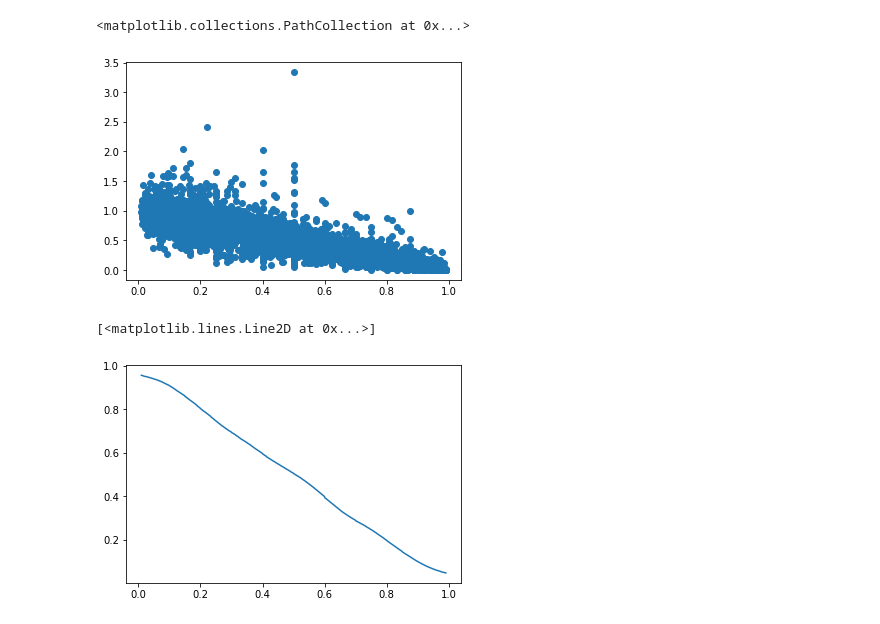
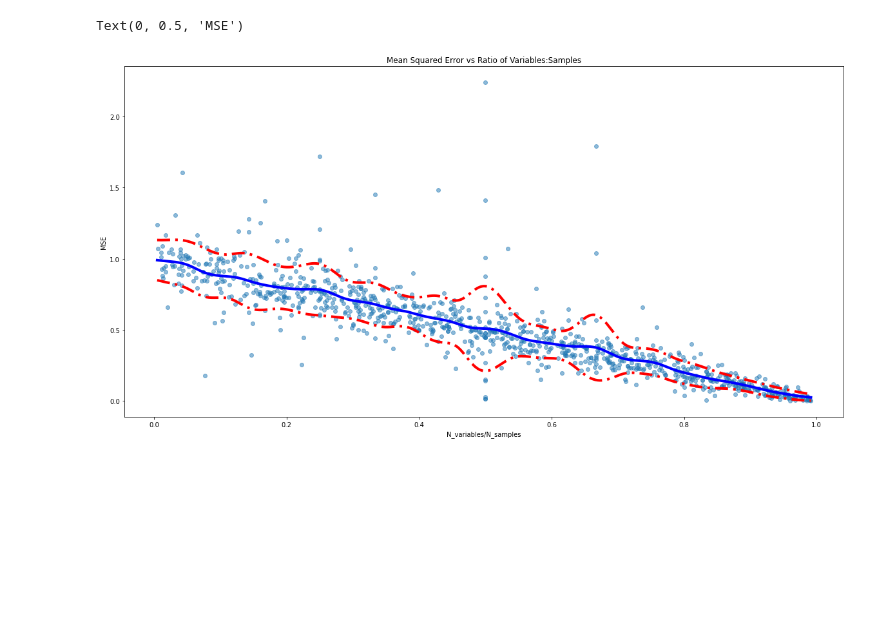
Before and after one commit to jackmuskopf/stats-examples, a Jupyter notebook: overfitting.ipynb, the cells around one changed output. Saved outputs shown, nothing was run; the diff lists cells and outputs as text; code cells hidden in the pictures; blank space fills up the shorter version.

Commit message:
overfitting with a linear regression

```diff
--- a/overfitting.ipynb
+++ b/overfitting.ipynb
@@ -80,0 +71,6 @@ np.linalg.norm(result.resid)**2/N, y.std()**2
+# %%
+# X ~ poisson, y ~ binomial
+def get_samples(N, n):
+    X = np.random.poisson(1, size=(N, n))
+    y = np.random.binomial(30, 0.9654746681256314, size=(N,))
+    return X,y
@@ -81,17 +81,29 @@ np.linalg.norm(result.resid)**2/N, y.std()**2
 # %%
-N_iter = 4000
-max_samp = 100
-min_samp = 4
+# run many linear models of overdetermined linear systems
+# use N_samples ~ uniform(min_samp, max_samp)
+# use N_variables ~ uniform(1, N_samples)
+# generate unrelated X, y where X is (N_samples x N_variables)
+# compute (N_variables/N_samples, MSE)
 
+# how many experiments to run
+N_iter = 1000
+
+# sample size
+max_samp = 300
+min_samp = 2
+
+# results ~ [ (N_variables/N_samples, MSE), ... ]
 results = list()
 
 for i in range(N_iter):
 
+    if (i%10 == 0):
+        print(f'\r{round(100*i/N_iter, 2)}%', end='')
+
     N = np.random.randint(min_samp, max_samp)
     n = np.random.randint(1, N)
 
-    X = np.random.normal(size=(N, n))
-    y = np.random.normal(size=(N,))
+    X,y = get_samples(N, n)
 
     model = sm.OLS(y, X)
     result = model.fit()
@@ -106,3 +118,6 @@ for i in range(N_iter):
         "MSE" : mse,
         "R^2" : r_sqd
     })
+
+df = pd.DataFrame(results)
+df.head()
@@ -120,12 +132,17 @@ df.head()
-# %%
-plt.scatter(df['n/N'], df['MSE'])
-# %% [output]
-<matplotlib.collections.PathCollection at 0x...>
-[figure, removed]
 # %%
-xh, yh = gaussian_avg(df['n/N'].values, df['MSE'].values, nx=1000, sigma=0.05)
+# smooth results
+xh, yh, errs = statutils.gaussian_filter(df['n/N'].values, df['MSE'].values, nx=1000, sigma=0.02, nsigma=20)
-# %%
-plt.plot(xh, yh)
-# %% [output]
-[<matplotlib.lines.Line2D at 0x...>]
-[figure, removed]
+# %%
+dashed_style = (0, (5, 2, 1, 2))
+lwidth = 4
+
+plt.plot(xh, yh, color='b', linewidth=lwidth)
+plt.plot(xh, yh+errs, color='r', linewidth=lwidth, linestyle=dashed_style)
+plt.plot(xh, yh-errs, color='r', linewidth=lwidth, linestyle=dashed_style)
+plt.scatter(df['n/N'], df['MSE'], alpha=0.5)
+plt.title('Mean Squared Error vs Ratio of Variables:Samples')
+plt.xlabel('N_variables/N_samples')
+plt.ylabel('MSE')
+# %% [output]
+Text(0, 0.5, 'MSE')
+[figure, added]
```
Also changed, not shown: parts of 16 cells of this notebook, 4 other files.
